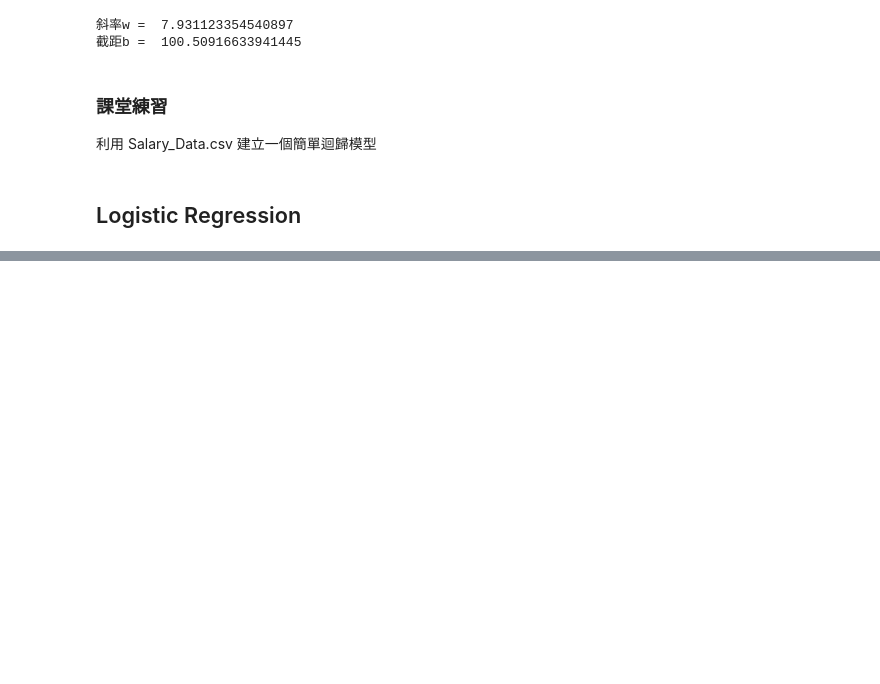
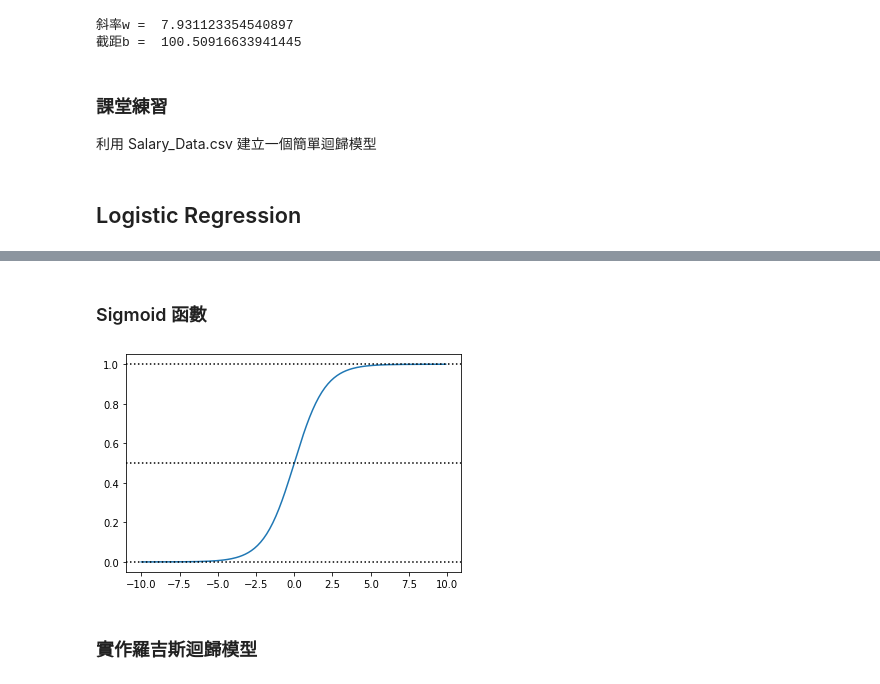
Before and after one commit to erik1110/Data-Science, a Jupyter notebook: 08_Model_Development/08_M2_Regression.ipynb, the cells around one changed output, grey strips where cells are left out. Cells and saved outputs as stored; diff of their text form; code cells hidden in the pictures; blank space fills up the shorter version.

```diff
--- a/08_Model_Development/08_M2_Regression.ipynb
+++ b/08_Model_Development/08_M2_Regression.ipynb
@@ -69,0 +102,20 @@ print("截距b = ", intercept[0])
+# %% [markdown]
+### Sigmoid 函數
+# %%
+import matplotlib.pyplot as plt
+import numpy as np
+
+def sigmoid(z):
+    return 1/(1+np.exp(-z))
+
+z = np.arange(-10, 10, 0.1)
+phi_z = sigmoid(z)
+plt.plot(z, phi_z)
+plt.axhline(y=1, ls='dotted', color='black')
+plt.axhline(y=0.5, ls='dotted', color='black')
+plt.axhline(y=0, ls='dotted', color='black')
+plt.show()
+# %% [output]
+[figure, added]
+# %% [markdown]
+### 實作羅吉斯迴歸模型
```
Also changed, not shown: parts of 14 cells of this notebook.
